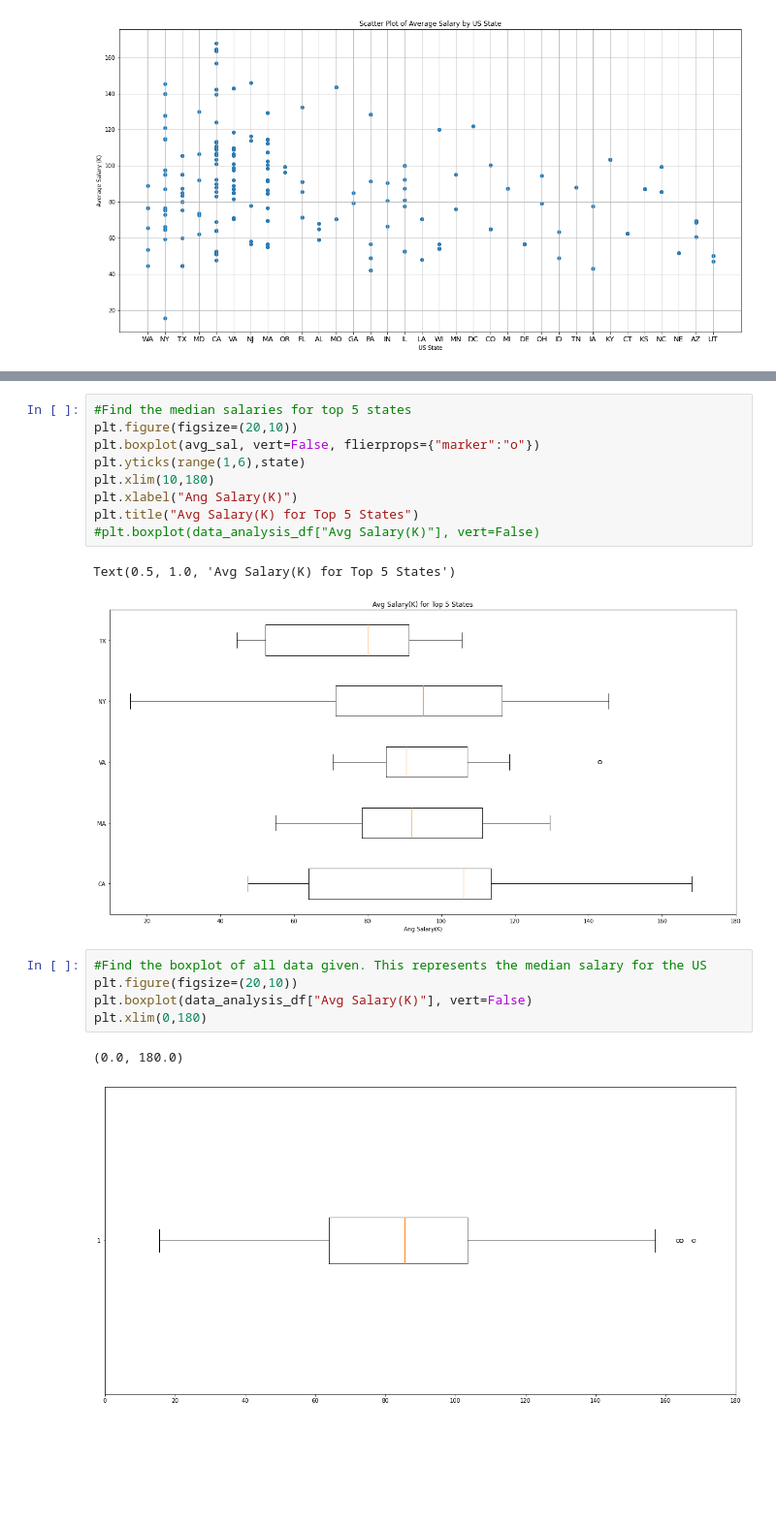
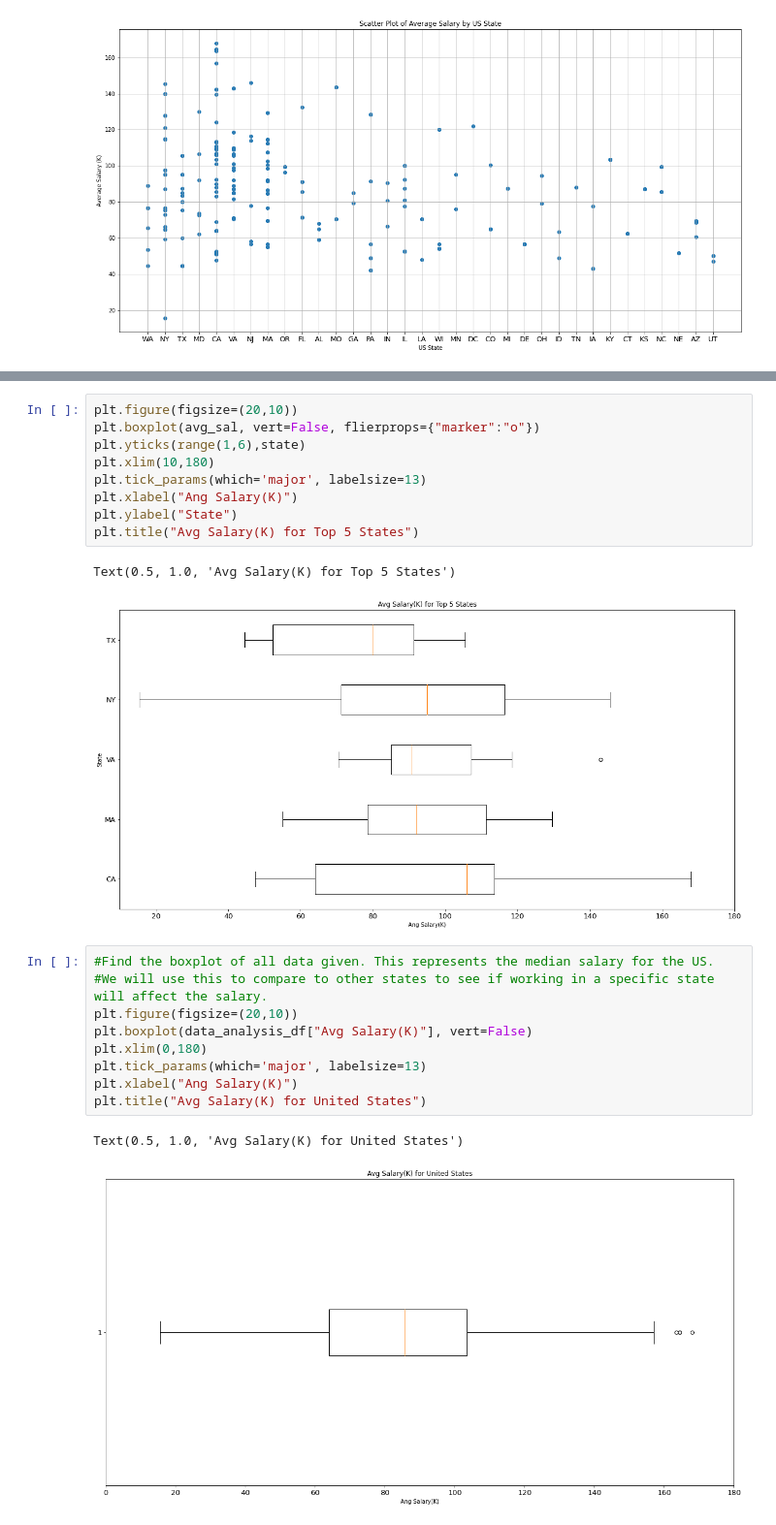
Before and after one commit to RunawayFromMeBby/Data-Science-Salary-Analysis, a Jupyter notebook: Avg Salary(K) vs Location.ipynb, the cells around one changed output, grey strips where cells are left out. Shown at 97% size. Cells and saved outputs as stored; diff of their text form; blank space fills up the shorter version.

Commit message:
Lisa location data

```diff
--- a/Avg Salary(K) vs Location.ipynb
+++ b/Avg Salary(K) vs Location.ipynb
@@ -145,23 +150,27 @@ for x in state:
     sepstate = data_analysis_df.loc[data_analysis_df["Job Location"]==x]["Avg Salary(K)"]
     avg_sal.append(sepstate)
 # %%
-#Find the median salaries for top 5 states
 plt.figure(figsize=(20,10))
 plt.boxplot(avg_sal, vert=False, flierprops={"marker":"o"})
 plt.yticks(range(1,6),state)
 plt.xlim(10,180)
+plt.tick_params(which='major', labelsize=13)
 plt.xlabel("Ang Salary(K)")
+plt.ylabel("State")
 plt.title("Avg Salary(K) for Top 5 States")
-#plt.boxplot(data_analysis_df["Avg Salary(K)"], vert=False)
 # %% [output]
 Text(0.5, 1.0, 'Avg Salary(K) for Top 5 States')
-[figure, old version]
+[figure, new version]
 # %%
-#Find the boxplot of all data given. This represents the median salary for the US
+#Find the boxplot of all data given. This represents the median salary for the US.
+#We will use this to compare to other states to see if working in a specific state will affect the salary.
 plt.figure(figsize=(20,10))
 plt.boxplot(data_analysis_df["Avg Salary(K)"], vert=False)
 plt.xlim(0,180)
+plt.tick_params(which='major', labelsize=13)
+plt.xlabel("Ang Salary(K)")
+plt.title("Avg Salary(K) for United States")
 # %% [output]
-(0.0, 180.0)
+Text(0.5, 1.0, 'Avg Salary(K) for United States')
-[figure, old version]
+[figure, new version]
 # %%
```
Also changed, not shown: parts of 4 cells of this notebook.
